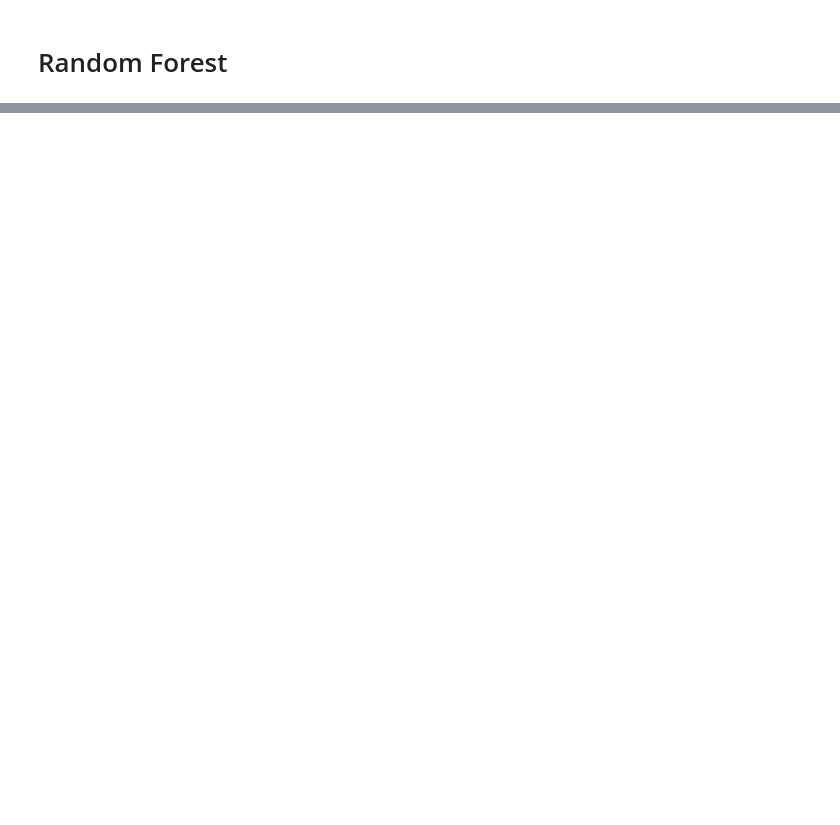
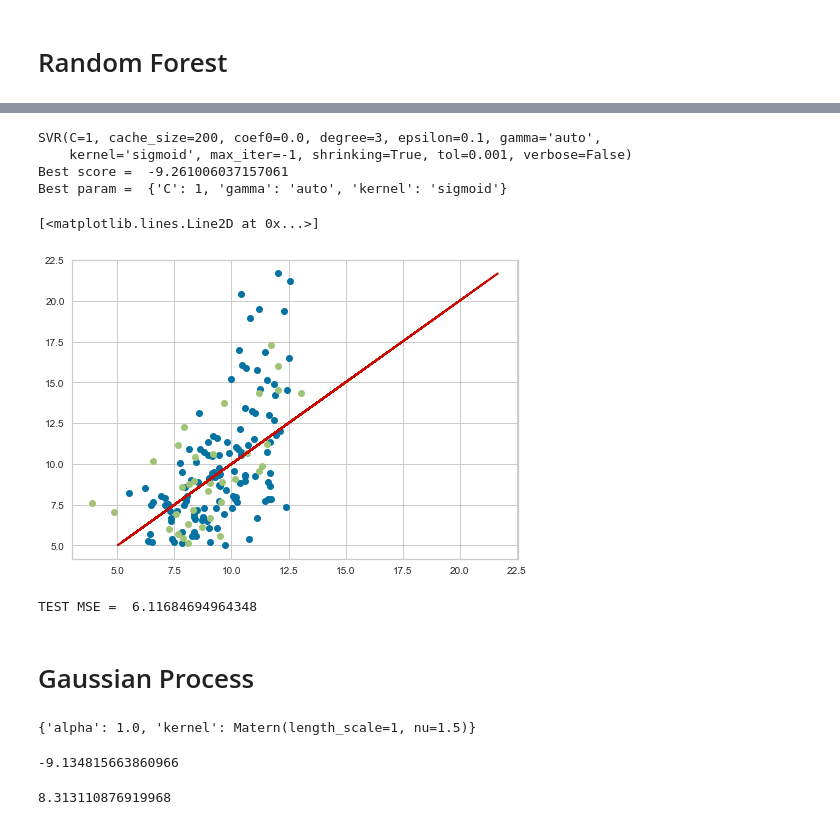
Before and after one commit to pauldelacour/data_sc_lab, a Jupyter notebook: task_01/methods/Version3.ipynb, the cells around one changed output, grey strips where cells are left out. Cells and saved outputs as stored; diff of their text form; code cells hidden in the pictures; blank space fills up the shorter version.

```diff
--- a/task_01/methods/Version3.ipynb
+++ b/task_01/methods/Version3.ipynb
@@ -228,0 +256,6 @@ print('TEST MSE = ', test_mse_rf)
+# %%
+from sklearn import svm
+svr= svm.SVR()
+parameters = {'kernel' : ( 'rbf' , 'poly', 'linear', 'sigmoid' ), 'C':[0.1, 1,10,100], 'gamma':['auto', 10e-2, 10e-1, 1, 2]}
+clf = GridSearchCV(svr, parameters ,cv =5, scoring='neg_mean_squared_error')
+clf.fit(X_train , y_train)
@@ -228,0 +274,45 @@ print('TEST MSE = ', test_mse_rf)
+# %%
+print(clf.best_estimator_)
+best_param = clf.best_params_
+print("Best score = " , clf.best_score_)
+print("Best param = " , best_param)
+# %% [output]
+SVR(C=1, cache_size=200, coef0=0.0, degree=3, epsilon=0.1, gamma='auto',
+    kernel='sigmoid', max_iter=-1, shrinking=True, tol=0.001, verbose=False)
+Best score =  -9.261006037157061
+Best param =  {'C': 1, 'gamma': 'auto', 'kernel': 'sigmoid'}
+# %%
+plt.plot(clf.predict(X_train) , y_train , 'o')
+plt.plot(clf.predict(X_test), y_test , 'o')
+plt.plot(y_train , y_train)
+# %% [output]
+[<matplotlib.lines.Line2D at 0x...>]
+[figure, added]
+# %%
+svr_final = svm.SVR(kernel = best_param['kernel'] , C = best_param['C'])
+svr_final.fit(X_train , y_train)
+test_mse_svm = sklearn.metrics.mean_squared_error(y_test , svr_final.predict(X_test))
+print('TEST MSE = ', test_mse_svm)
+# %% [output]
+TEST MSE =  6.11684694964348
+# %% [markdown]
+# Gaussian Process
+# %%
+gpr = GaussianProcessRegressor(n_restarts_optimizer=5)
+
+# Grid search
+parameters = {
+    'kernel': [RationalQuadratic(), RBF(), Matern(length_scale=1, nu=1.5),  DotProduct()], 'alpha': [1e-10, 1e-5, 1e-3, 1e-1, 1., 1.5, 2.]}
+clf_gpr = GridSearchCV(gpr, parameters, scoring='neg_mean_squared_error', n_jobs=4, iid=False, cv=5)
+clf_gpr.fit(X_train, y_train)
+clf_gpr.best_params_
+# %% [output]
+{'alpha': 1.0, 'kernel': Matern(length_scale=1, nu=1.5)}
+# %%
+clf_gpr.best_score_
+# %% [output]
+-9.134815663860966
+# %%
+sklearn.metrics.mean_squared_error(y_test , clf_gpr.predict(X_test))
+# %% [output]
+8.313110876919968
```
Also changed, not shown: parts of 14 cells of this notebook, 5 other files.
